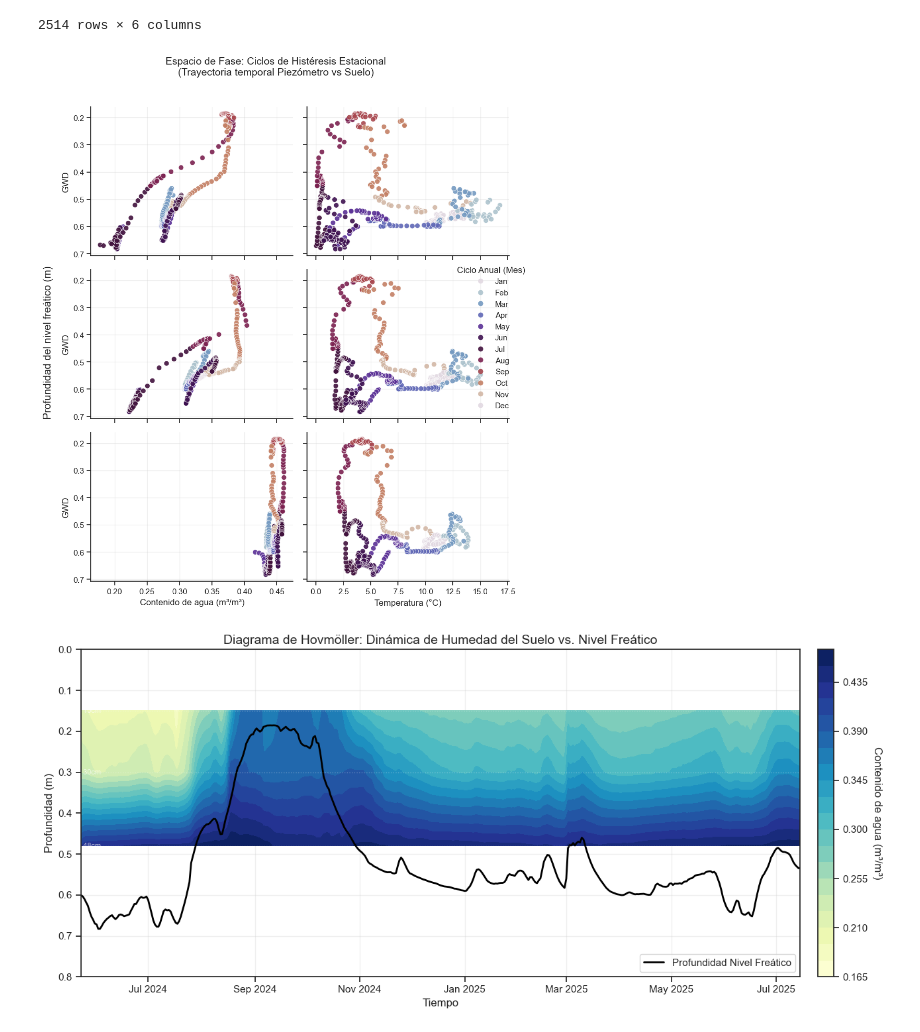
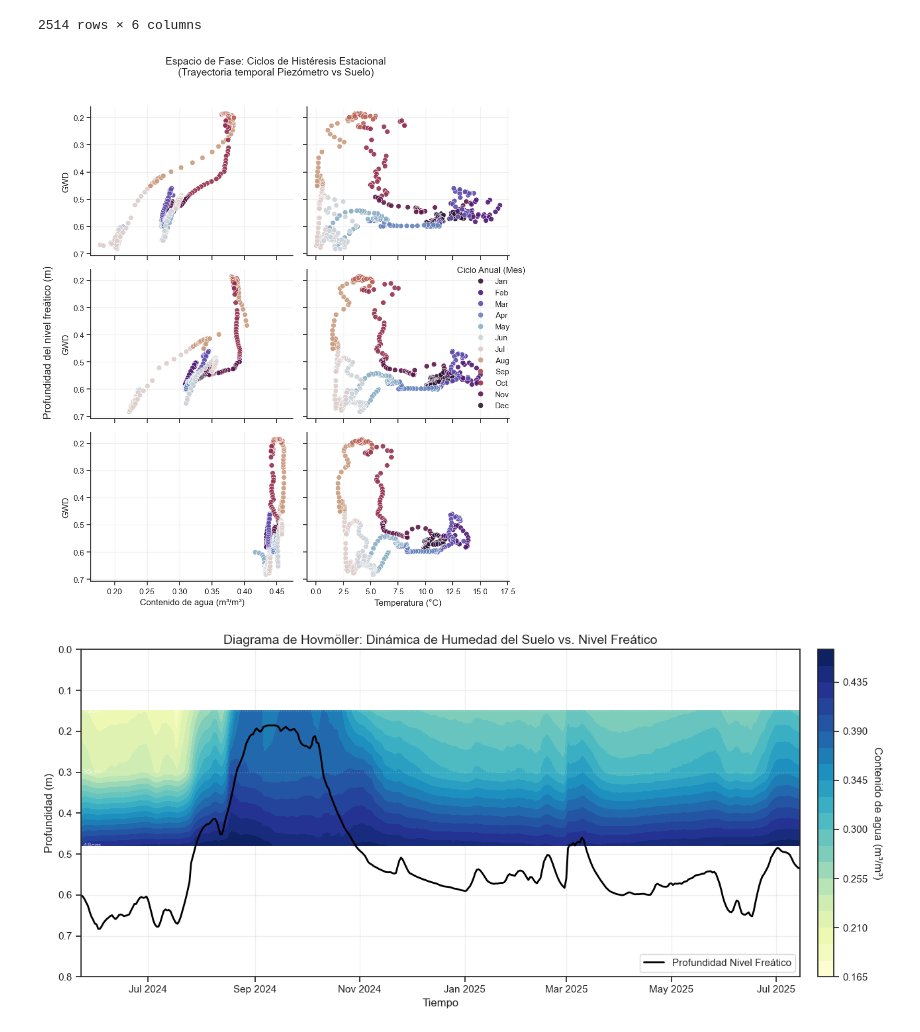
Before and after one commit to pibonacic/Huasco-salt-flat-groundwater-and-soil-dynamics, a Jupyter notebook: code/04_all-data_exploratory-visualization.ipynb, the cells around one changed output. Drawn from its saved outputs; the diff is of its cells as text; code cells hidden in the pictures.

```diff
--- a/code/04_all-data_exploratory-visualization.ipynb
+++ b/code/04_all-data_exploratory-visualization.ipynb
@@ -280,7 +280,7 @@ g_phase = sns.relplot(
     col='Variable',
     hue='Mes_Num',           # El color indica el mes
     kind='scatter',          # Puntos principales
-    palette='twilight',      # Paleta cíclica (ideal para ciclos anuales: invierno-verano-invierno)
+    palette='twilight_shifted',      # Paleta cíclica (ideal para ciclos anuales: invierno-verano-invierno)
     row_order=soil_depth_order,
     height=3.5,
     aspect=1.2,
@@ -312,34 +312,34 @@ g_phase.axes[-1, 0].set_xlabel("Contenido de agua (m³/m³)")
 g_phase.axes[-1, 1].set_xlabel("Temperatura (°C)")
 g_phase.fig.supylabel("Profundidad del nivel freático (m)", x=0.02)
 
 # Ajuste de la Barra de Color / Leyenda
 # Reemplazamos la leyenda numérica por nombres de meses abreviados
 try:
     # Obtener la leyenda actual
     leg = g_phase._legend
     if leg:
         leg.set_title("Ciclo Anual (Mes)")
         # Diccionario para mapear números a nombres
         import calendar
         month_names = {str(i): calendar.month_abbr[i] for i in range(1, 13)}
         for t in leg.texts:
             if t.get_text() in month_names:
                 t.set_text(month_names[t.get_text()])
         # Mover la leyenda fuera de la trama
         g_phase._legend.set_bbox_to_anchor((1.02, 0.5))
 except Exception as e:
     print(f"Nota: Ajuste de leyenda omitido ({e})")
 
 # Título
 g_phase.fig.suptitle(
     "Espacio de Fase: Ciclos de Histéresis Estacional\n(Trayectoria temporal Piezómetro vs Suelo)",
     y=1.02, fontsize=14
 )
 
 plt.tight_layout()
 plt.show()
 # %% [output]
-[figure, old version]
+[figure, new version]
 # %%
 # --- Preparación de datos para el Diagrama de Hovmöller ---
 import numpy as np
```
Also changed, not shown: parts of 2 cells of this notebook, 1 other file.
